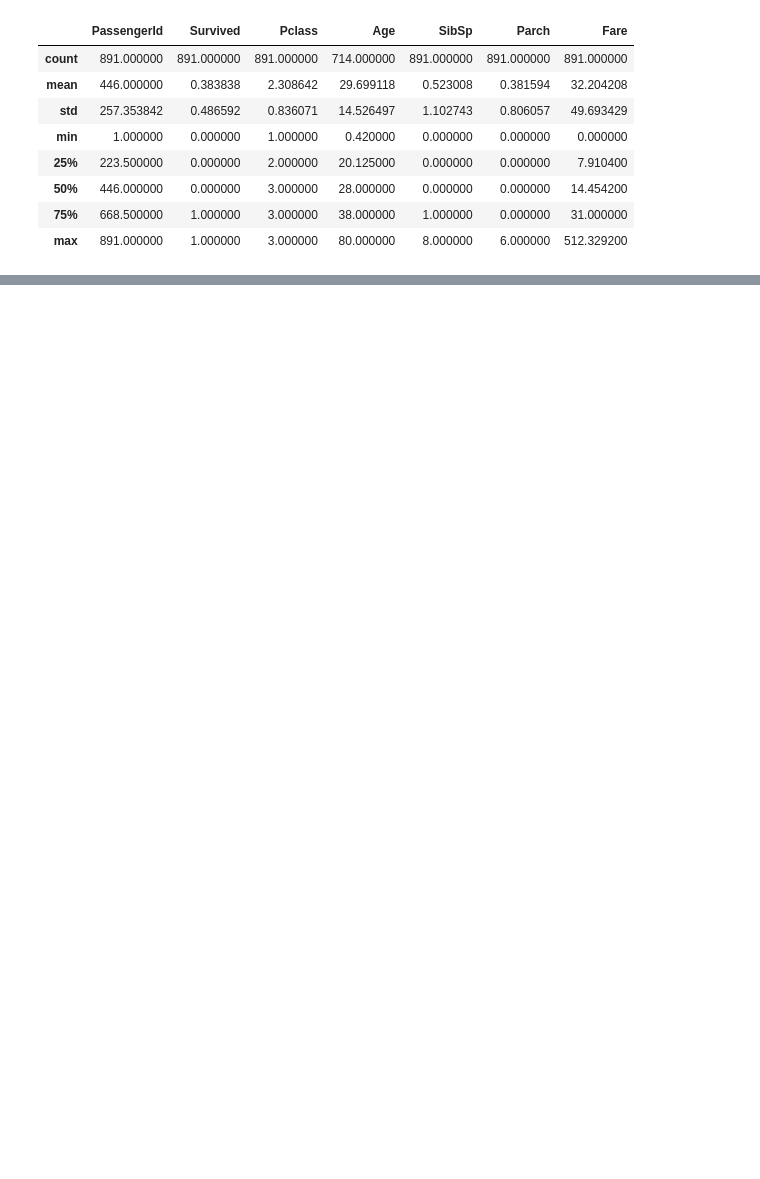
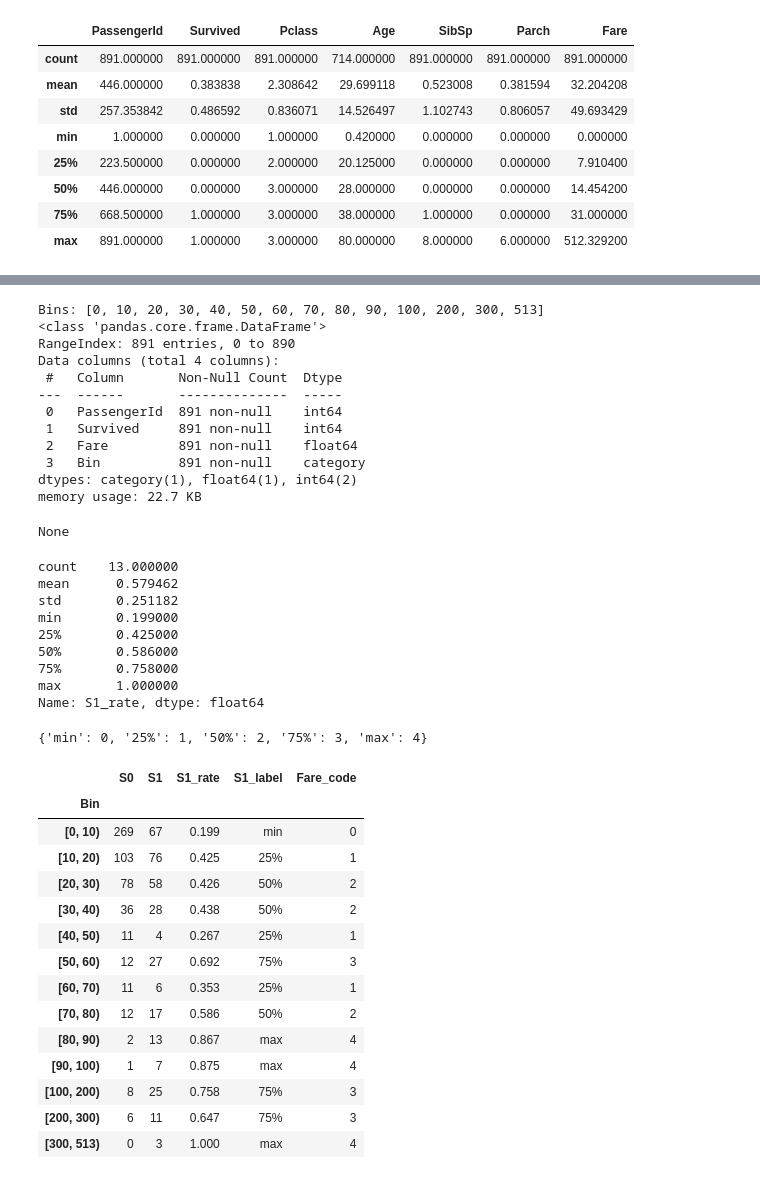
Before and after one commit to morpheus9631/titanic, a Jupyter notebook: ipynb/preprocess_fare_v01.ipynb, the cells around one changed output, grey strips where cells are left out. Drawn from its saved outputs; the diff is of its cells as text; code cells hidden in the pictures; blank space fills up the shorter version.

```diff
--- a/ipynb/preprocess_fare_v01.ipynb
+++ b/ipynb/preprocess_fare_v01.ipynb
@@ -98,0 +57,69 @@ None
+# %%
+# Process Fare
+features = ['PassengerId', 'Survived', 'Fare']
+df_data = df_train[features].copy()
+
+bins = [0, 10, 20, 30, 40, 50, 60, 70, 80, 90, 100, 200, 300, 513]
+print('Bins:', bins)
+
+df_data['Bin'] = pd.cut(df_data['Fare'], bins, right=False)
+display(df_data.info())
+
+df_fare = pd.DataFrame({
+    'S0': df_data.Bin[df_data.Survived==0].value_counts(),
+    'S1': df_data.Bin[df_data.Survived==1].value_counts(),
+})
+df_fare.index.name = 'Bin'
+df_fare['S1_rate'] = (df_fare.S1 / (df_fare.S0 + df_fare.S1)).round(3)
+# display(df_fare)
+
+display(df_fare.S1_rate.describe())
+
+features = ['min', '25%', '50%', '75%','max']
+fare_code = [i for i in range(len(features))]
+dict_fare = dict(zip(features, fare_code))
+display(dict_fare)
+
+bins = [0] + df_fare.S1_rate.describe()[features].round(3).tolist()
+df_fare['S1_label'] = pd.cut(df_fare['S1_rate'], bins, labels=features)
+df_fare['Fare_code']  = df_fare['S1_label'].map(dict_fare)
+display(df_fare)
+# %% [output]
+Bins: [0, 10, 20, 30, 40, 50, 60, 70, 80, 90, 100, 200, 300, 513]
+<class 'pandas.core.frame.DataFrame'>
+RangeIndex: 891 entries, 0 to 890
+Data columns (total 4 columns):
+ #   Column       Non-Null Count  Dtype
+---  ------       --------------  -----
+ 0   PassengerId  891 non-null    int64
+ 1   Survived     891 non-null    int64
+ 2   Fare         891 non-null    float64
+ 3   Bin          891 non-null    category
+dtypes: category(1), float64(1), int64(2)
+memory usage: 22.7 KB
+None
+count    13.000000
+mean      0.579462
+std       0.251182
+min       0.199000
+25%       0.425000
+50%       0.586000
+75%       0.758000
+max       1.000000
+Name: S1_rate, dtype: float64
+{'min': 0, '25%': 1, '50%': 2, '75%': 3, 'max': 4}
+|  | S0 | S1 | S1_rate | S1_label | Fare_code |
+| Bin |  |  |  |  |  |
+| [0, 10) | 269 | 67 | 0.199 | min | 0 |
+| [10, 20) | 103 | 76 | 0.425 | 25% | 1 |
+| [20, 30) | 78 | 58 | 0.426 | 50% | 2 |
+| [30, 40) | 36 | 28 | 0.438 | 50% | 2 |
+| [40, 50) | 11 | 4 | 0.267 | 25% | 1 |
+| [50, 60) | 12 | 27 | 0.692 | 75% | 3 |
+| [60, 70) | 11 | 6 | 0.353 | 25% | 1 |
+| [70, 80) | 12 | 17 | 0.586 | 50% | 2 |
+| [80, 90) | 2 | 13 | 0.867 | max | 4 |
+| [90, 100) | 1 | 7 | 0.875 | max | 4 |
+| [100, 200) | 8 | 25 | 0.758 | 75% | 3 |
+| [200, 300) | 6 | 11 | 0.647 | 75% | 3 |
+| [300, 513) | 0 | 3 | 1.000 | max | 4 |
```
Also changed, not shown: parts of 2 cells of this notebook, 5 other files.
